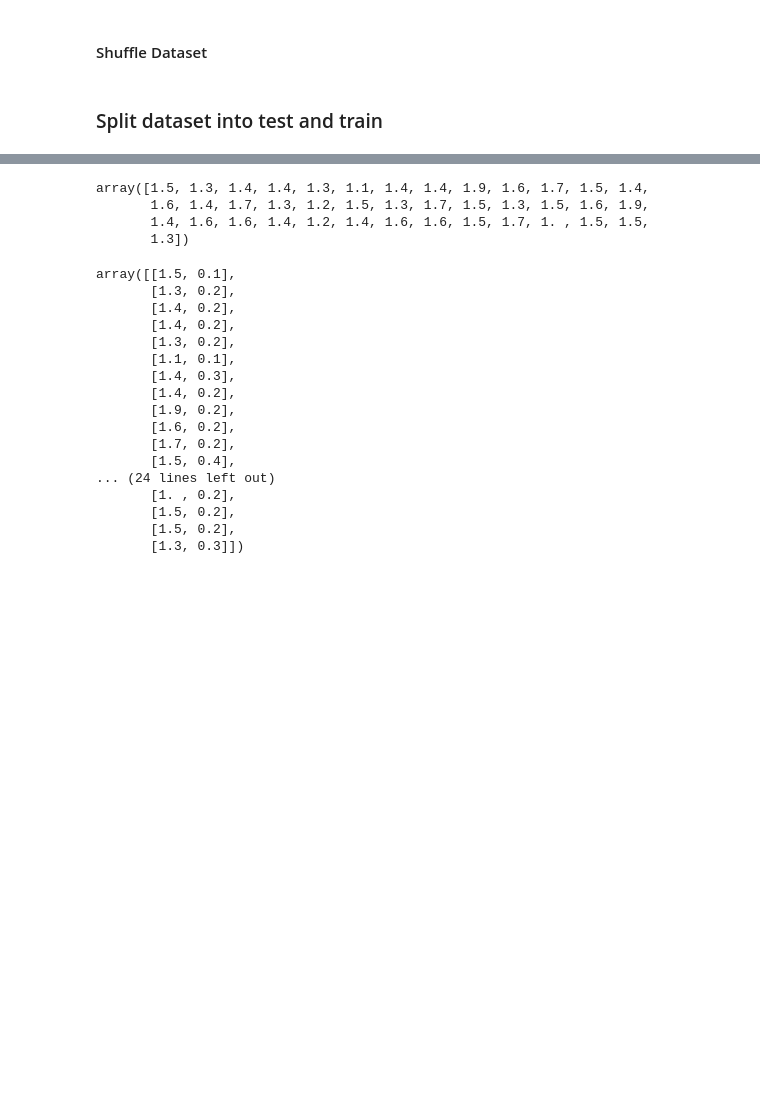
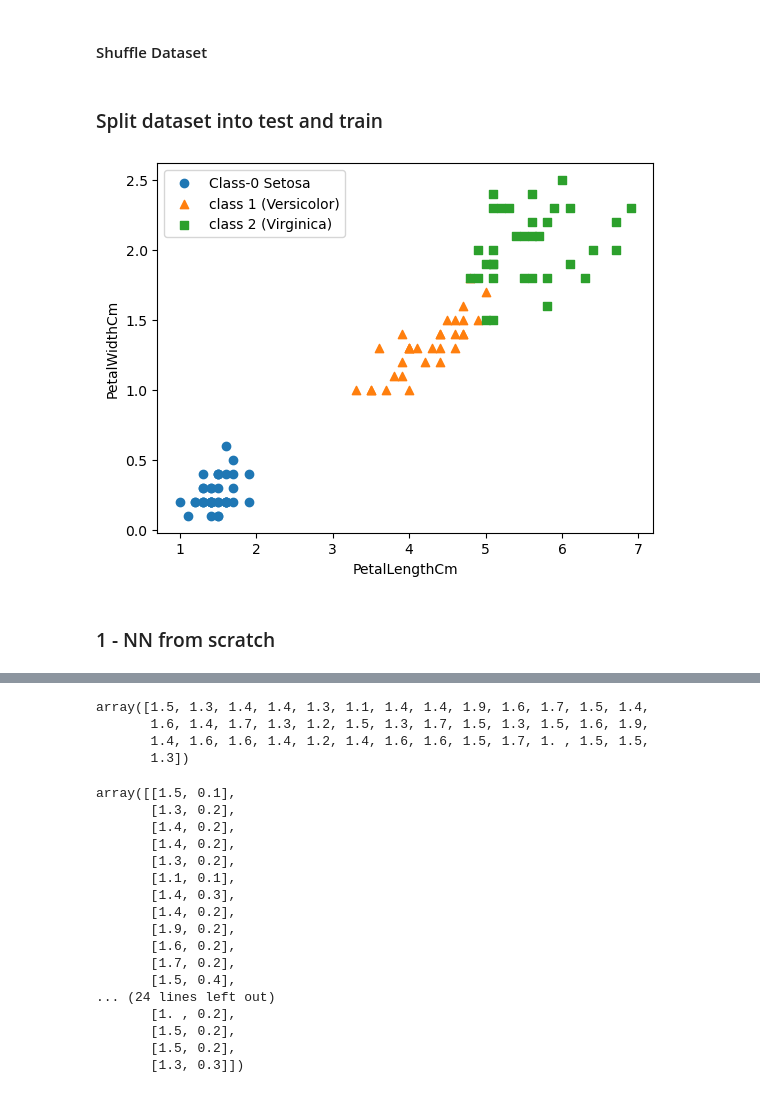
Before and after one commit to aditya5252/Machine-Learning, a Jupyter notebook: code/k_NN - 1_NN.ipynb, the cells around one changed output, grey strips where cells are left out. Saved outputs shown, nothing was run; the diff lists cells and outputs as text; code cells hidden in the pictures; blank space fills up the shorter version.

Commit message:
Till scatterplot

```diff
--- a/code/k_NN - 1_NN.ipynb
+++ b/code/k_NN - 1_NN.ipynb
@@ -44,3 +45,27 @@ X_shuffled, y_shuffled = X[shuffled_indices],y[shuffled_indices]
 split_train= int(X.shape[0]*0.7)
 X_train, y_train = X_shuffled[:split_train], y_shuffled[:split_train]
 X_test, y_test = X_shuffled[split_train:], y_shuffled[split_train:]
+# %%
+plt.scatter(X_train[y_train==0,0],
+            X_train[y_train==0,1],
+           marker= 'o',
+           label = 'Class-0 Setosa ')
+
+plt.scatter(X_train[y_train == 1, 0],
+            X_train[y_train == 1, 1],
+            marker='^',
+            label='class 1 (Versicolor)')
+
+plt.scatter(X_train[y_train == 2, 0],
+            X_train[y_train == 2, 1],
+            marker='s',
+            label='class 2 (Virginica)')
+
+plt.xlabel('PetalLengthCm')
+plt.ylabel('PetalWidthCm')
+plt.legend()
+plt.show()
+# %% [output]
+[figure, added]
+# %% [markdown]
+### 1 - NN from scratch
```
Also changed, not shown: parts of 8 cells of this notebook.
